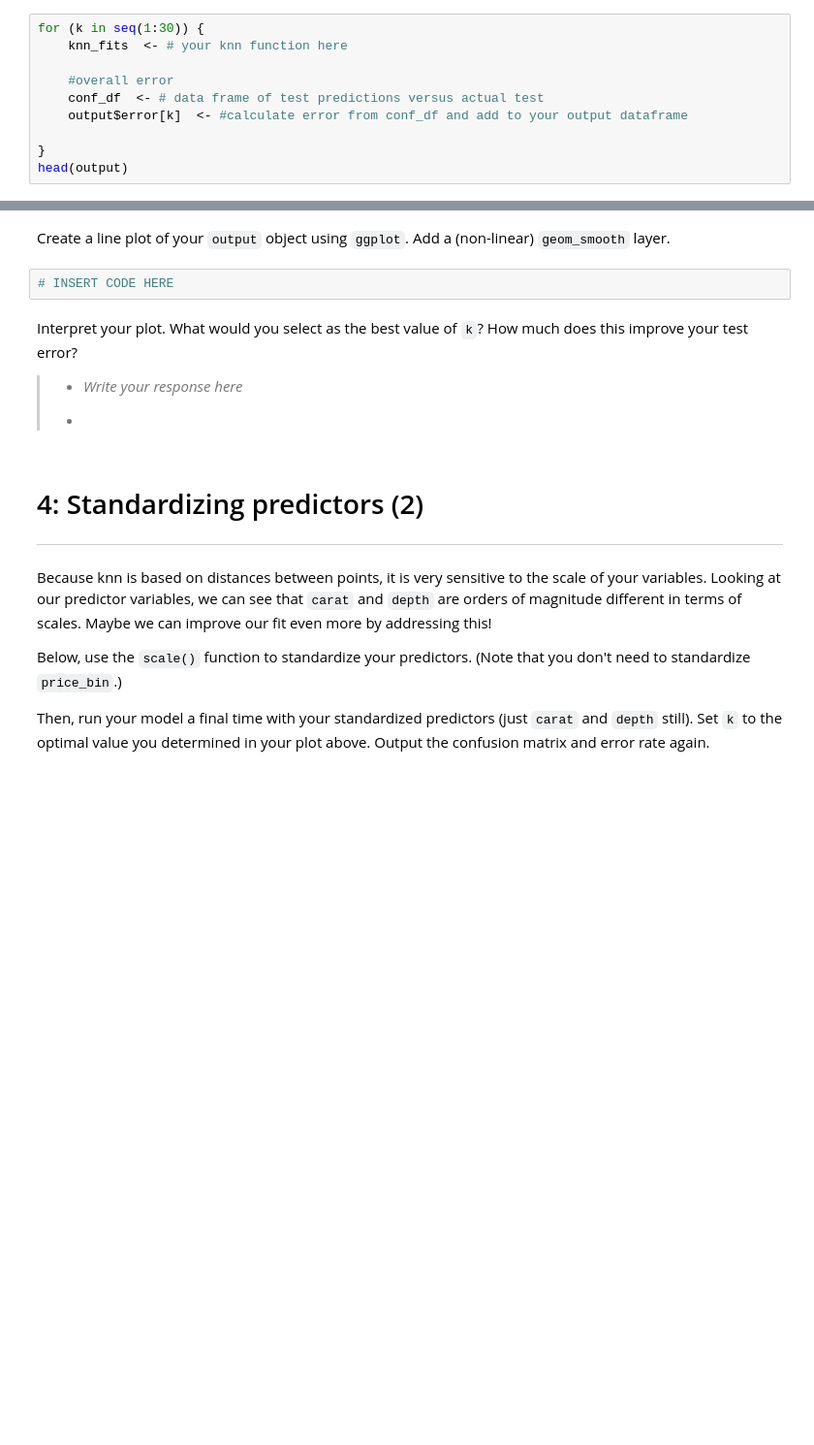
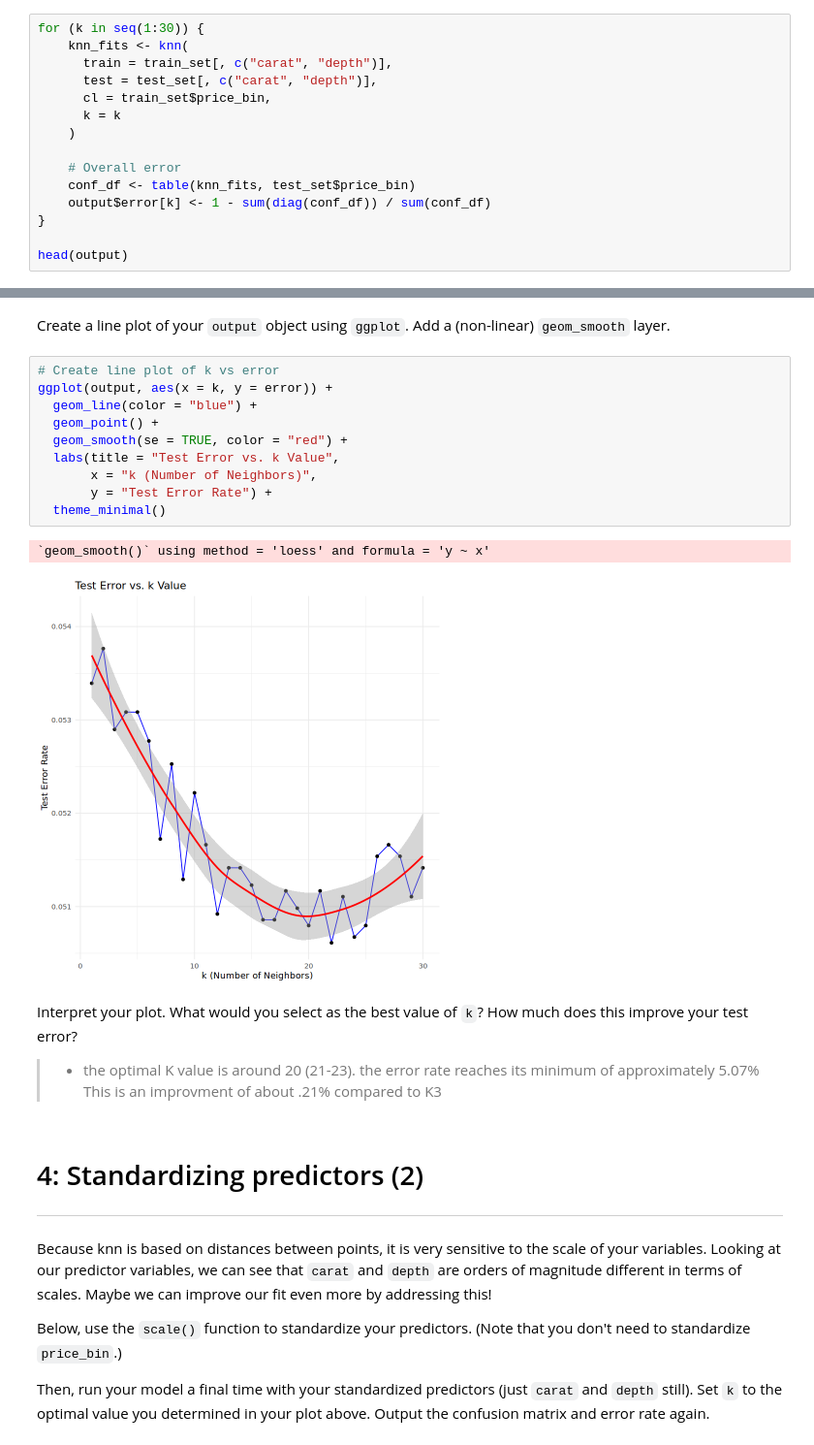
Before and after one commit to cnsimmons/Simmons_DSPN_S25, a Jupyter notebook: ExerciseSubmissions/ex11-the-beauty-of-knn.ipynb, the cells around one changed output, grey strips where cells are left out. Shown at 97% size. Drawn from its saved outputs; the diff is of its cells as text; blank space fills up the shorter version.

```diff
--- a/ExerciseSubmissions/ex11-the-beauty-of-knn.ipynb
+++ b/ExerciseSubmissions/ex11-the-beauty-of-knn.ipynb
@@ -207,10 +215,15 @@ head(output)
-# %%
-for (k in seq(1:30)) {
-    knn_fits  <- # your knn function here
-
-    #overall error
-    conf_df  <- # data frame of test predictions versus actual test
-    output$error[k]  <- #calculate error from conf_df and add to your output dataframe
-
-}
-head(output)
+# %%
+for (k in seq(1:30)) {
+    knn_fits <- knn(
+      train = train_set[, c("carat", "depth")],
+      test = test_set[, c("carat", "depth")],
+      cl = train_set$price_bin,
+      k = k
+    )
+
+    # Overall error
+    conf_df <- table(knn_fits, test_set$price_bin)
+    output$error[k] <- 1 - sum(diag(conf_df)) / sum(conf_df)
+}
+
+head(output)
@@ -217,12 +240,21 @@ head(output)
 # %% [markdown]
 Create a line plot of your `output` object using `ggplot`. Add a (non-linear) `geom_smooth` layer.
-# %%
-# INSERT CODE HERE
+# %%
+# Create line plot of k vs error
+ggplot(output, aes(x = k, y = error)) +
+  geom_line(color = "blue") +
+  geom_point() +
+  geom_smooth(se = TRUE, color = "red") +
+  labs(title = "Test Error vs. k Value",
+       x = "k (Number of Neighbors)",
+       y = "Test Error Rate") +
+  theme_minimal()
+# %% [output]
+`geom_smooth()` using method = 'loess' and formula = 'y ~ x'
+[figure, added]
 # %% [markdown]
 Interpret your plot. What would you select as the best value of `k`? How much does this improve your test error?
-> * *Write your response here*
->
-> *
+> * the optimal K value is around 20 (21-23). the error rate reaches its minimum of approximately 5.07% This is an improvment of about .21% compared to K3
 # %% [markdown]
 # 4: Standardizing predictors (2)
 -----
```
Also changed, not shown: parts of 6 cells of this notebook.
